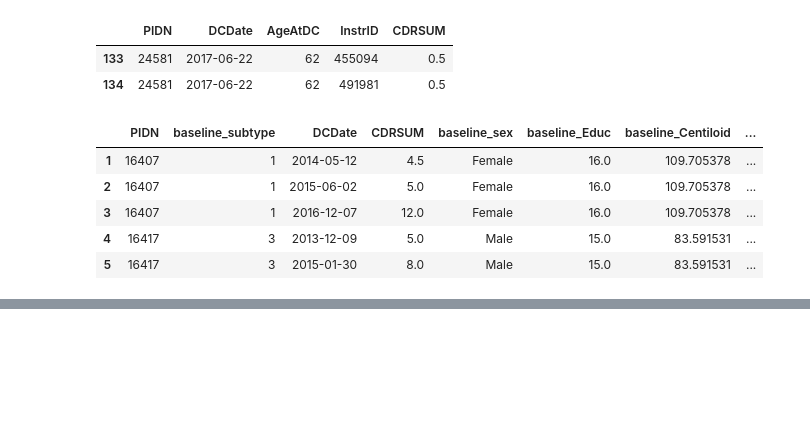
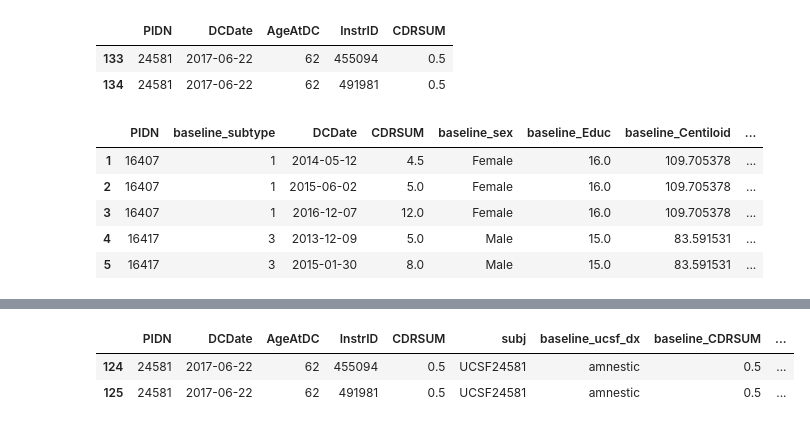
Before and after one commit to marlenelin/eoad_sustain_ml, a Jupyter notebook: notebooks/additional_sens_analysis/ucsf_rep_longitudinal.ipynb, the cells around one changed output, grey strips where cells are left out. Saved outputs shown, nothing was run; the diff lists cells and outputs as text; code cells hidden in the pictures; blank space fills up the shorter version.

```diff
--- a/notebooks/additional_sens_analysis/ucsf_rep_longitudinal.ipynb
+++ b/notebooks/additional_sens_analysis/ucsf_rep_longitudinal.ipynb
@@ -292,0 +315,6 @@ df_save.head()
+# %%
+merged[merged.PIDN == 24581]
+# %% [output]
+|  | PIDN | DCDate | AgeAtDC | InstrID | CDRSUM | subj | baseline_ucsf_dx | baseline_CDRSUM | ... |
+| 124 | 24581 | 2017-06-22 | 62 | 455094 | 0.5 | UCSF24581 | amnestic | 0.5 | ... |
+| 125 | 24581 | 2017-06-22 | 62 | 491981 | 0.5 | UCSF24581 | amnestic | 0.5 | ... |
```
Also changed, not shown: parts of 2 cells of this notebook, 1 other file.
